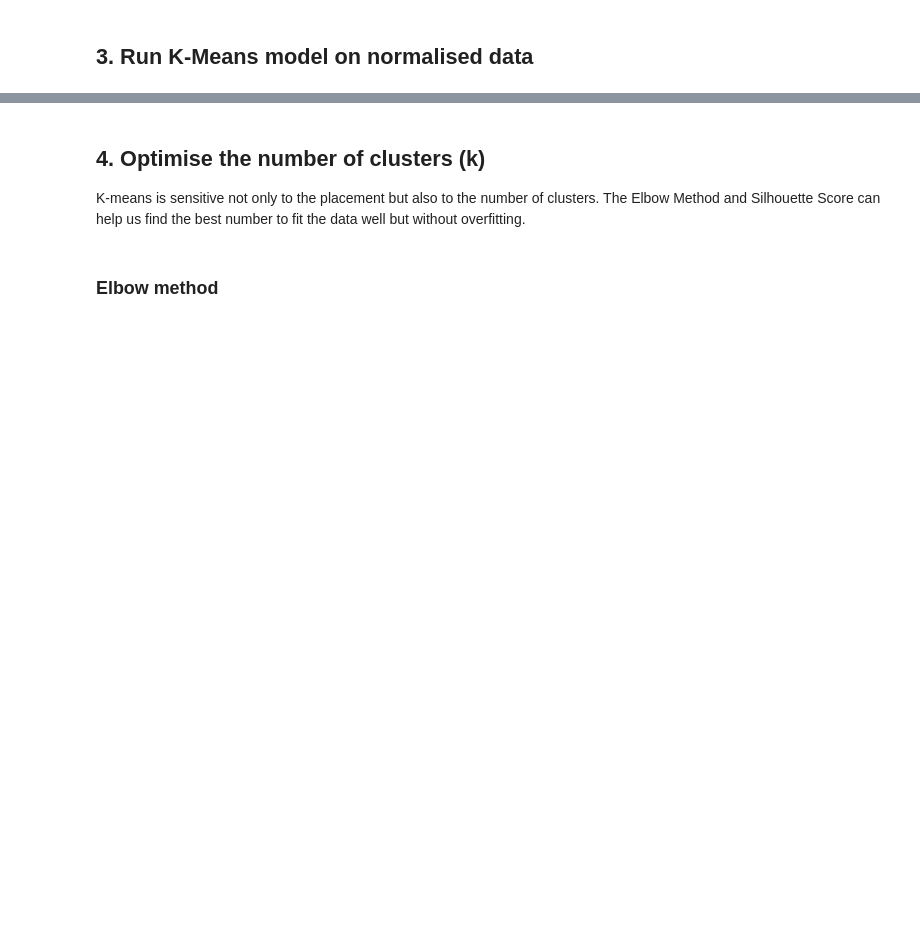
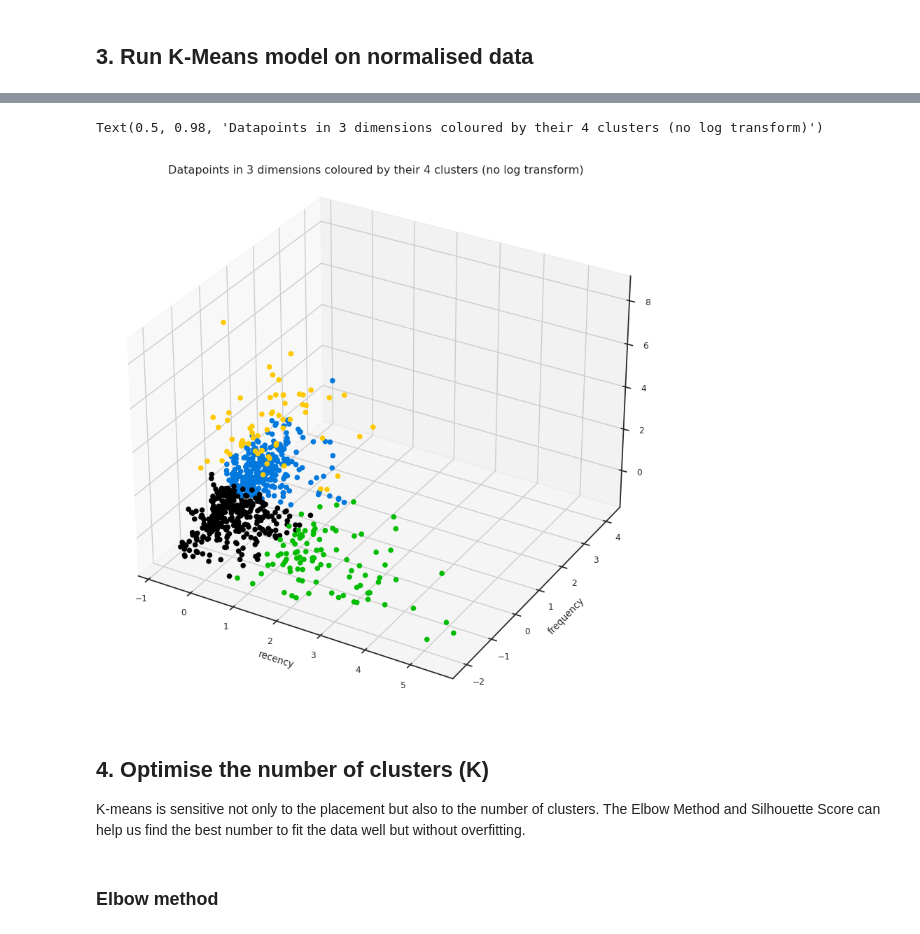
Before and after one commit to sian0x0/CA-data-science, a Jupyter notebook: 2-5/Clustering with K-means for eCommerce.ipynb, the cells around one changed output, grey strips where cells are left out. Saved outputs shown, nothing was run; the diff lists cells and outputs as text; code cells hidden in the pictures; blank space fills up the shorter version.

```diff
--- a/2-5/Clustering with K-means for eCommerce.ipynb
+++ b/2-5/Clustering with K-means for eCommerce.ipynb
@@ -508,3 +484,8 @@ polynomial (preprocessing) https://scikit-learn.org/stable/modules/preprocessing
 # %%
 kmeans_log_scaled = KMeans(n_clusters=4)
 kmeans_log_scaled.fit(rfm_log_scaled)
+label_list_log_scaled=kmeans_log_scaled.labels_
+
+kmeans_only_scaled = KMeans(n_clusters=4)
+kmeans_only_scaled.fit(rfm_only_scaled)
+label_list_only_scaled=kmeans_only_scaled.labels_
@@ -623,5 +573,32 @@ Text(0.5, 0, 'monetary')
+# %%
+# data columns
+x = rfm_only_scaled.recency
+y = rfm_only_scaled.frequency
+z = rfm_only_scaled.monetary
+
+# invoke ipympl magic to view embedded interactive graph
+%matplotlib ipympl
+
+# get colours
+#cmap0 = ListedColormap(sns.color_palette("husl", 256).as_hex())
+cluster_colors = cm.nipy_spectral(label_list_only_scaled.astype(float) / n_clusters0)
+
+# fig and axes instances in 3D
+fig = plt.figure(figsize=(8,8))
+ax = Axes3D(fig)
+fig.add_axes(ax)
+
+# plot
+sc = ax.scatter(x, y, z, c=cluster_colors, alpha=1)
+ax.set_xlabel("recency")
+ax.set_ylabel("frequency")
+ax.set_zlabel("monetary")
+fig.suptitle("Datapoints in 3 dimensions coloured by their 4 clusters (no log transform)")
+# %% [output]
+Text(0.5, 0.98, 'Datapoints in 3 dimensions coloured by their 4 clusters (no log transform)')
+[figure, added]
 # %% [markdown]
-## 4. Optimise the number of clusters (k)
+## 4. Optimise the number of clusters (K)
 K-means is sensitive not only to the placement but also to the number of clusters. The Elbow Method and Silhouette Score can help us find the best number to fit the data well but without overfitting.
 # %% [markdown]
 ### Elbow method
```
Also changed, not shown: parts of 52 cells of this notebook.
